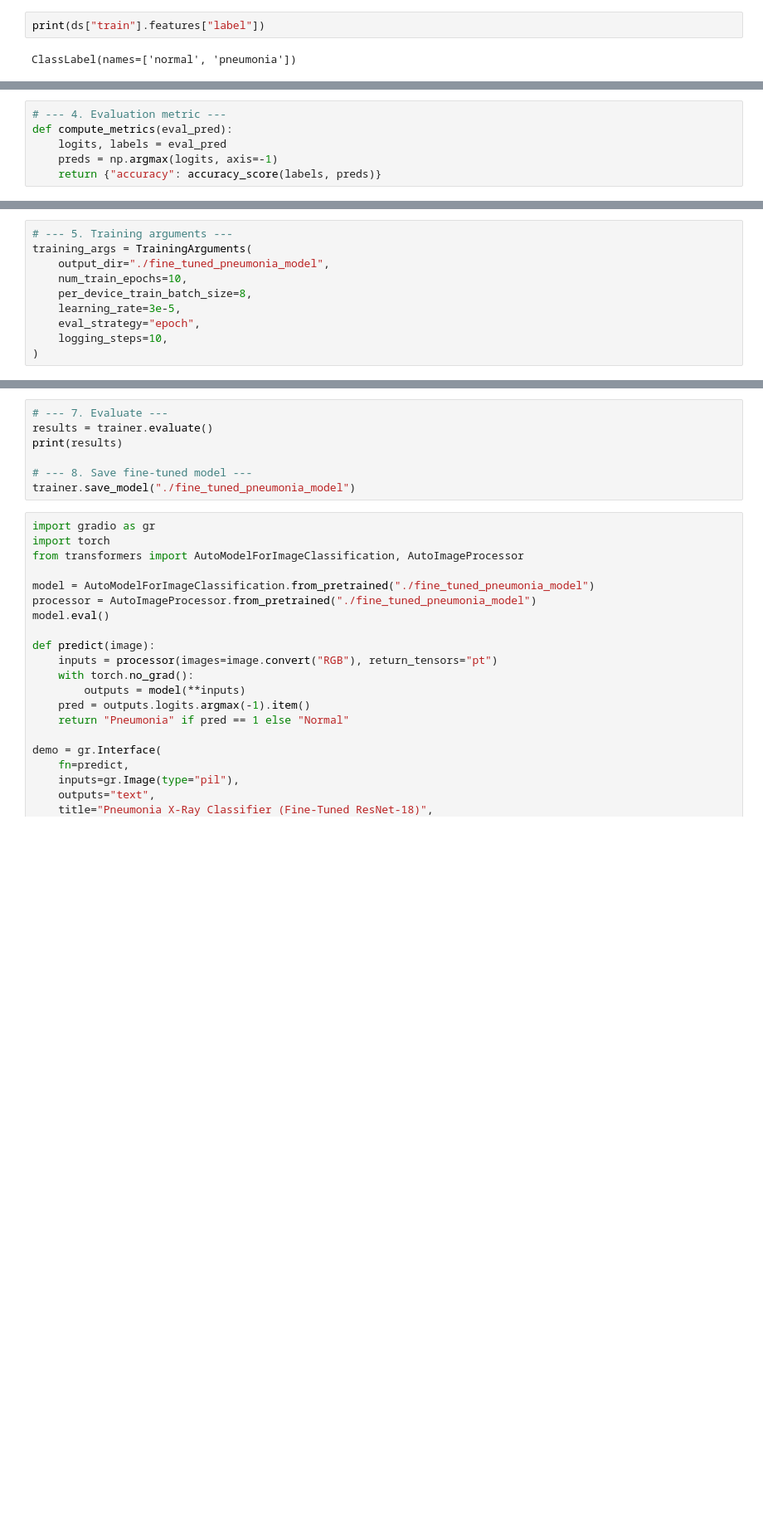
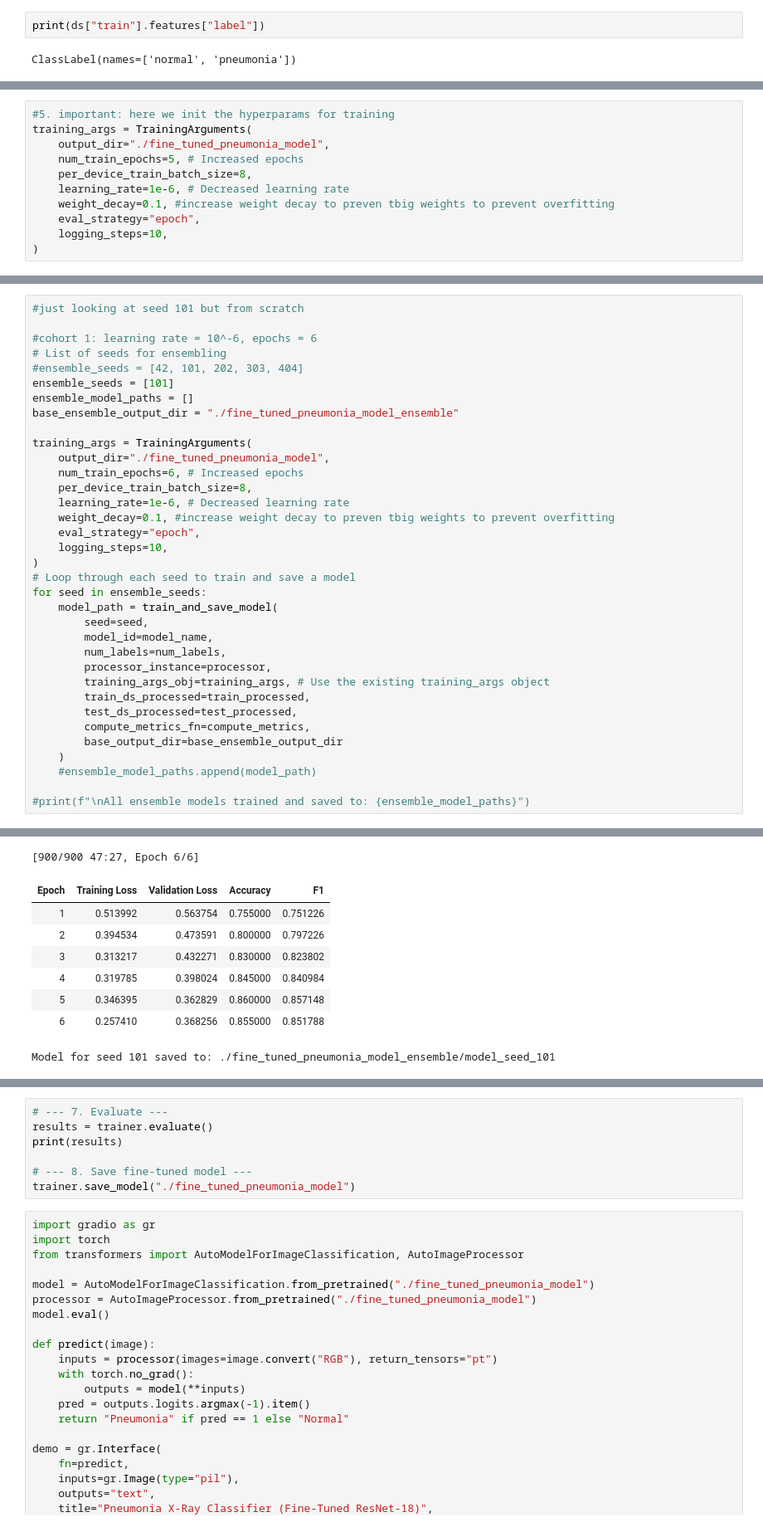
Before and after one commit to sophia-yang424/pneumonia_class, a Jupyter notebook: fine_tuning.ipynb, the cells around one changed output, grey strips where cells are left out. Shown at 83% size. Saved outputs shown, nothing was run; the diff lists cells and outputs as text; blank space fills up the shorter version.

```diff
--- a/fine_tuning.ipynb
+++ b/fine_tuning.ipynb
@@ -99,9 +209,3 @@ def preprocess(examples):
 
 train_processed = train_ds.map(preprocess, batched=True)
 test_processed = test_ds.map(preprocess, batched=True)
-# %%
-# --- 4. Evaluation metric ---
-def compute_metrics(eval_pred):
-    logits, labels = eval_pred
-    preds = np.argmax(logits, axis=-1)
-    return {"accuracy": accuracy_score(labels, preds)}
@@ -108,10 +226,11 @@ def compute_metrics(eval_pred):
 # %%
-# --- 5. Training arguments ---
+#5. important: here we init the hyperparams for training
 training_args = TrainingArguments(
     output_dir="./fine_tuned_pneumonia_model",
-    num_train_epochs=10,
+    num_train_epochs=5, # Increased epochs
     per_device_train_batch_size=8,
-    learning_rate=3e-5,
+    learning_rate=1e-6, # Decreased learning rate
+    weight_decay=0.1, #increase weight decay to preven tbig weights to prevent overfitting
     eval_strategy="epoch",
     logging_steps=10,
 )
@@ -133,0 +381,36 @@ trainer.train()
+# %%
+#just looking at seed 101 but from scratch
+
+#cohort 1: learning rate = 10^-6, epochs = 6
+# List of seeds for ensembling
+#ensemble_seeds = [42, 101, 202, 303, 404]
+ensemble_seeds = [101]
+ensemble_model_paths = []
+base_ensemble_output_dir = "./fine_tuned_pneumonia_model_ensemble"
+
+training_args = TrainingArguments(
+    output_dir="./fine_tuned_pneumonia_model",
+    num_train_epochs=6, # Increased epochs
+    per_device_train_batch_size=8,
+    learning_rate=1e-6, # Decreased learning rate
+    weight_decay=0.1, #increase weight decay to preven tbig weights to prevent overfitting
+    eval_strategy="epoch",
+    logging_steps=10,
+)
+# Loop through each seed to train and save a model
+for seed in ensemble_seeds:
+    model_path = train_and_save_model(
+        seed=seed,
+        model_id=model_name,
+        num_labels=num_labels,
+        processor_instance=processor,
+        training_args_obj=training_args, # Use the existing training_args object
+        train_ds_processed=train_processed,
+        test_ds_processed=test_processed,
+        compute_metrics_fn=compute_metrics,
+        base_output_dir=base_ensemble_output_dir
+    )
+    #ensemble_model_paths.append(model_path)
+
+#print(f"\nAll ensemble models trained and saved to: {ensemble_model_paths}")
+# %% [output]
@@ -133,0 +431,9 @@ trainer.train()
+[900/900 47:27, Epoch 6/6]
+| Epoch | Training Loss | Validation Loss | Accuracy | F1 |
+| 1 | 0.513992 | 0.563754 | 0.755000 | 0.751226 |
+| 2 | 0.394534 | 0.473591 | 0.800000 | 0.797226 |
+| 3 | 0.313217 | 0.432271 | 0.830000 | 0.823802 |
+| 4 | 0.319785 | 0.398024 | 0.845000 | 0.840984 |
+| 5 | 0.346395 | 0.362829 | 0.860000 | 0.857148 |
+| 6 | 0.257410 | 0.368256 | 0.855000 | 0.851788 |
+Model for seed 101 saved to: ./fine_tuned_pneumonia_model_ensemble/model_seed_101
```
Also changed, not shown: parts of 42 cells of this notebook.
